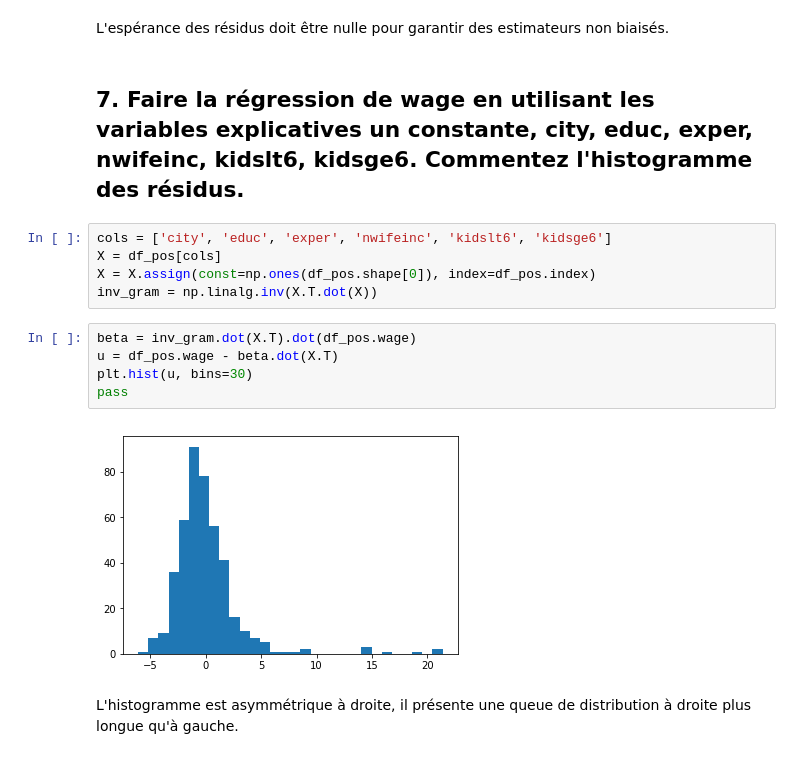
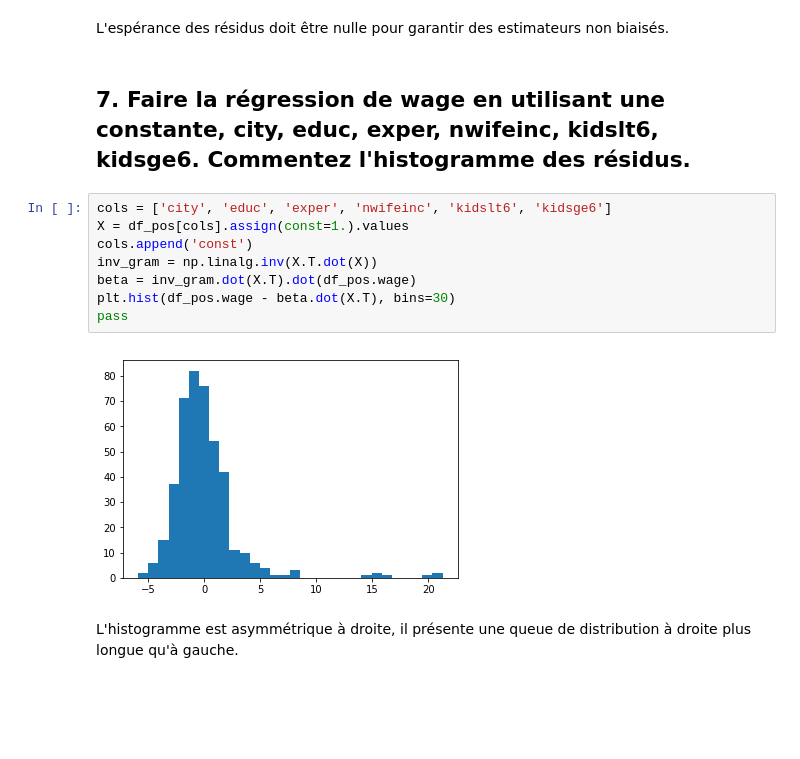
Before and after one commit to Thomas-Koch/projet-ses722, a Jupyter notebook: projet_gallot-roville-younes.ipynb, the cells around one changed output. Saved outputs shown, nothing was run; the diff lists cells and outputs as text; blank space fills up the shorter version.

```diff
--- a/projet_gallot-roville-younes.ipynb
+++ b/projet_gallot-roville-younes.ipynb
@@ -216,19 +218,17 @@ pass
 # %% [markdown]
 L'espérance des résidus doit être nulle pour garantir des estimateurs non biaisés.
 # %% [markdown]
-## 7. Faire la régression de wage en utilisant les variables explicatives un constante, city, educ, exper, nwifeinc, kidslt6, kidsge6. Commentez l'histogramme des résidus.
+## 7. Faire la régression de wage en utilisant une constante, city, educ, exper, nwifeinc, kidslt6, kidsge6. Commentez l'histogramme des résidus.
 # %%
 cols = ['city', 'educ', 'exper', 'nwifeinc', 'kidslt6', 'kidsge6']
-X = df_pos[cols]
-X = X.assign(const=np.ones(df_pos.shape[0]), index=df_pos.index)
+X = df_pos[cols].assign(const=1.).values
+cols.append('const')
 inv_gram = np.linalg.inv(X.T.dot(X))
+beta = inv_gram.dot(X.T).dot(df_pos.wage)
+plt.hist(df_pos.wage - beta.dot(X.T), bins=30)
+pass
+# %% [output]
+[figure, added]
-# %%
-beta = inv_gram.dot(X.T).dot(df_pos.wage)
-u = df_pos.wage - beta.dot(X.T)
-plt.hist(u, bins=30)
-pass
-# %% [output]
-[figure, removed]
 # %% [markdown]
 L'histogramme est asymmétrique à droite, il présente une queue de distribution à droite plus longue qu'à gauche.
 # %% [markdown]
```
Also changed, not shown: parts of 12 cells of this notebook.
